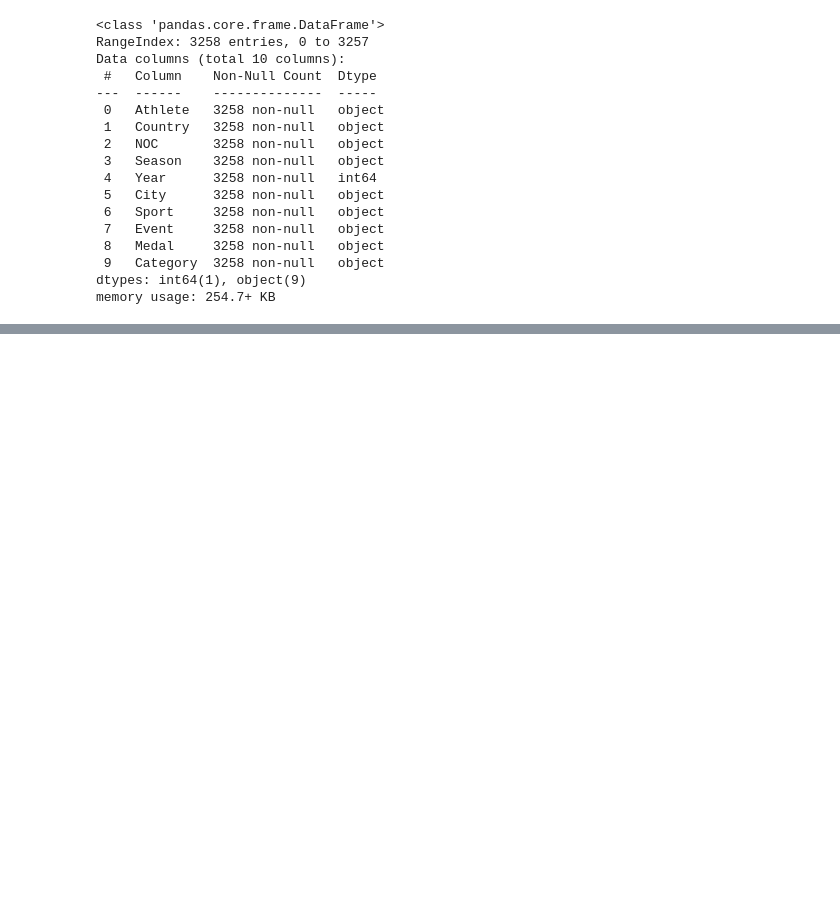
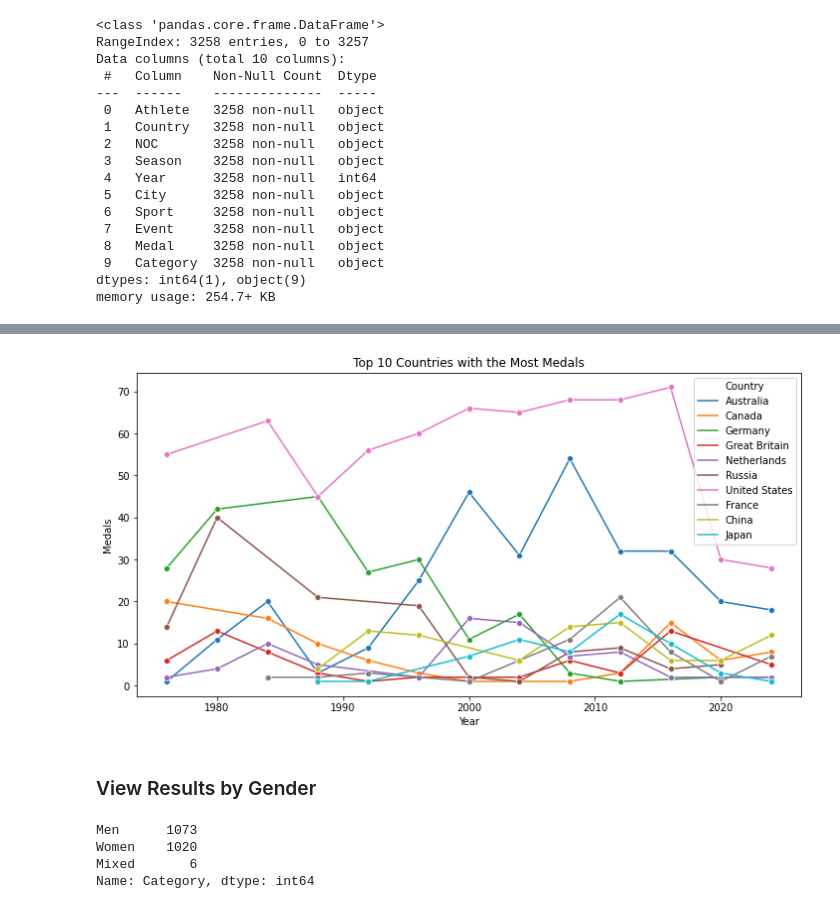
Before and after one commit to dagartga/olympics-data-project, a Jupyter notebook: olympics_data_project/notebooks/olympics_swimming_eda.ipynb, the cells around one changed output, grey strips where cells are left out. Saved outputs shown, nothing was run; the diff lists cells and outputs as text; code cells hidden in the pictures; blank space fills up the shorter version.

Commit message:
start exploring the top ten country medal counts

```diff
--- a/olympics_data_project/notebooks/olympics_swimming_eda.ipynb
+++ b/olympics_data_project/notebooks/olympics_swimming_eda.ipynb
@@ -31,0 +57,5 @@ memory usage: 254.7+ KB
+# %%
+# filter by the year
+recent_swim_df = swim_df[swim_df['Year'] >= 1974]
+
+recent_swim_df.info()
@@ -31,0 +99,12 @@ memory usage: 254.7+ KB
+# %%
+recent_swim_df = recent_swim_df.copy()
+
+# replace East Germany with Germany
+recent_swim_df.loc[recent_swim_df['Country'] == 'East Germany', 'Country'] = 'Germany'
+# replace Soviet Union with Russia
+recent_swim_df.loc[recent_swim_df['Country'] == 'Soviet Union', 'Country'] = 'Russia'
+
+# groupby country and count the number of medals
+country_medals = recent_swim_df.groupby('Country').size().reset_index(name='Medals')
+country_medals = country_medals.sort_values(by='Medals', ascending=False)
+country_medals.head(10)
@@ -31,0 +123,4 @@ memory usage: 254.7+ KB
+# %%
+# get the top 10 countries
+top_10_countries = country_medals.head(10)['Country'].values
+top_10_countries
@@ -31,0 +131,4 @@ memory usage: 254.7+ KB
+# %%
+# group by year and country to get the number of medals
+year_country_medals = recent_swim_df[recent_swim_df['Country'].isin(top_10_countries)].groupby(['Year', 'Country']).size().reset_index(name='Medals')
+year_country_medals.head()
@@ -31,0 +142,17 @@ memory usage: 254.7+ KB
+# %%
+# plot the top 10 countries with the most medals over the years
+plt.figure(figsize=(12, 6))
+sns.lineplot(y='Medals', x='Year', data=year_country_medals, hue='Country', marker='o')
+plt.title('Top 10 Countries with the Most Medals')
+plt.show()
+# %% [output]
+[figure, added]
+# %% [markdown]
+### View Results by Gender
+# %%
+recent_swim_df['Category'].value_counts()
+# %% [output]
+Men      1073
+Women    1020
+Mixed       6
+Name: Category, dtype: int64
```
Also changed, not shown: parts of 19 cells of this notebook.
